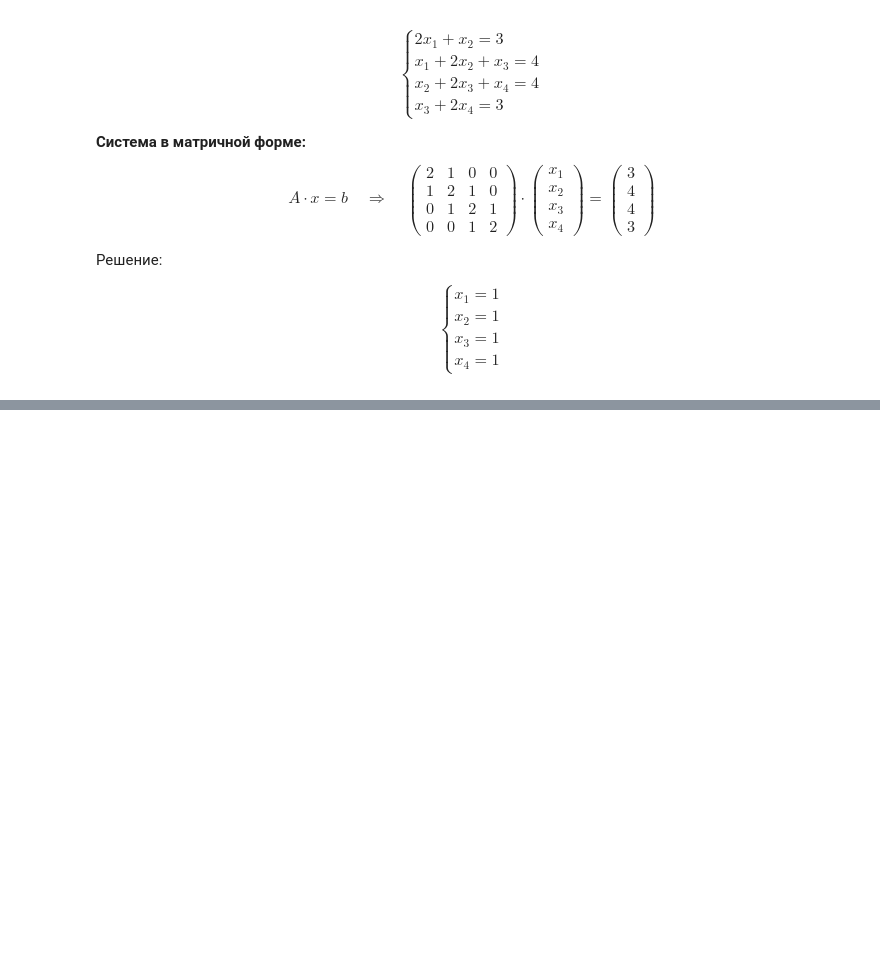
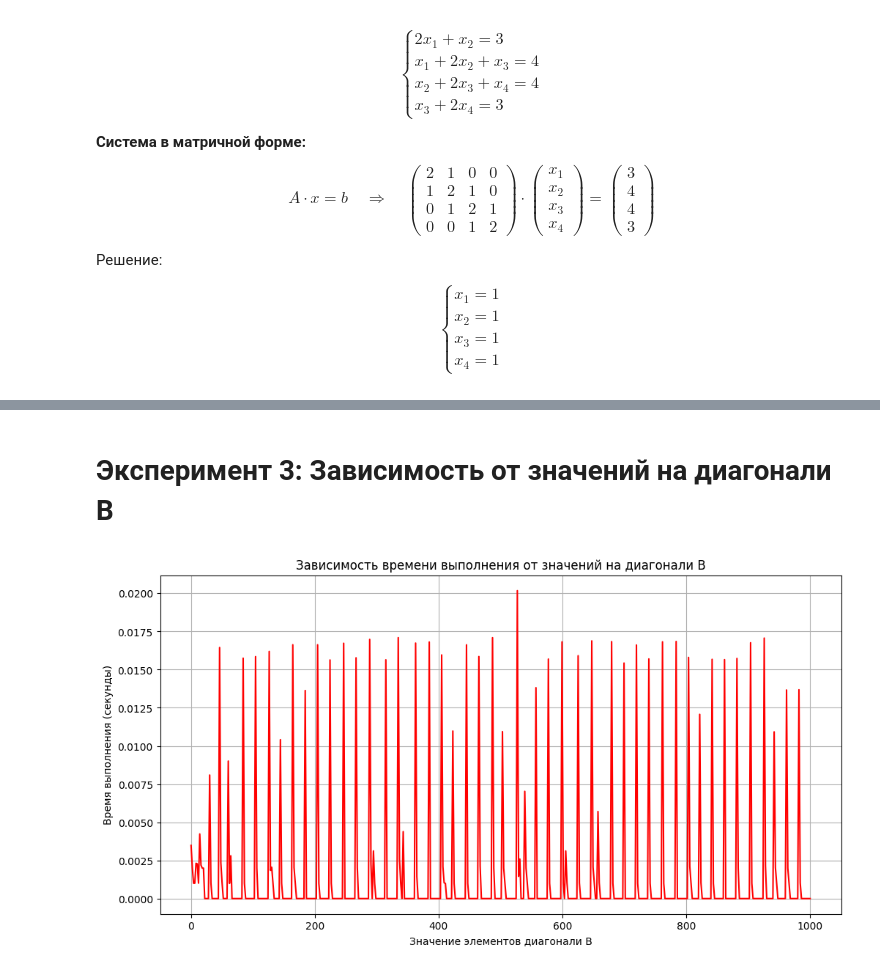
Before and after one commit to yobysheva/numerical_methods, a Jupyter notebook: matrix_algorithm.ipynb, the cells around one changed output, grey strips where cells are left out. Saved outputs shown, nothing was run; the diff lists cells and outputs as text; code cells hidden in the pictures; blank space fills up the shorter version.

```diff
--- a/matrix_algorithm.ipynb
+++ b/matrix_algorithm.ipynb
@@ -130,0 +252,24 @@ array([1., 1., 1., 1.])
+# %% [markdown]
+# Эксперимент 3: Зависимость от значений на диагонали B
+# %%
+diag_values = np.linspace(0.1, 1000, 500)
+times_diag = []
+n = 1000
+
+for val in diag_values:
+    A = np.ones(n-1)
+    B = val * np.ones(n)
+    C = np.ones(n-1)
+    F = np.ones(n)
+    _, t = traditional_matrix_algorithm(A, B, C, F)
+    times_diag.append(t)
+
+plt.figure(figsize=(12, 6))
+plt.plot(diag_values, times_diag, 'r-')
+plt.title('Зависимость времени выполнения от значений на диагонали B')
+plt.xlabel('Значение элементов диагонали B')
+plt.ylabel('Время выполнения (секунды)')
+plt.grid(True)
+plt.show()
+# %% [output]
+[figure, added]
```
Also changed, not shown: parts of 18 cells of this notebook.
